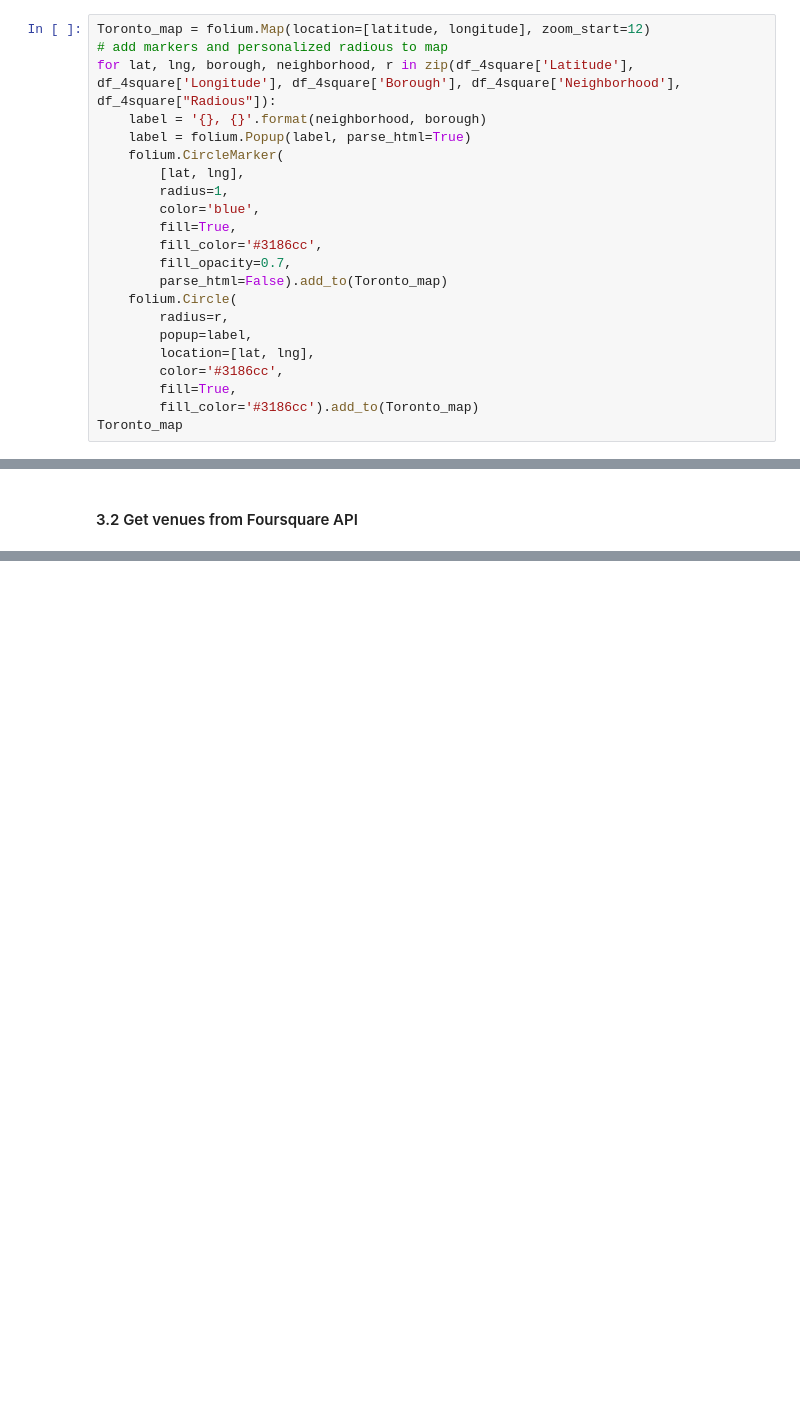
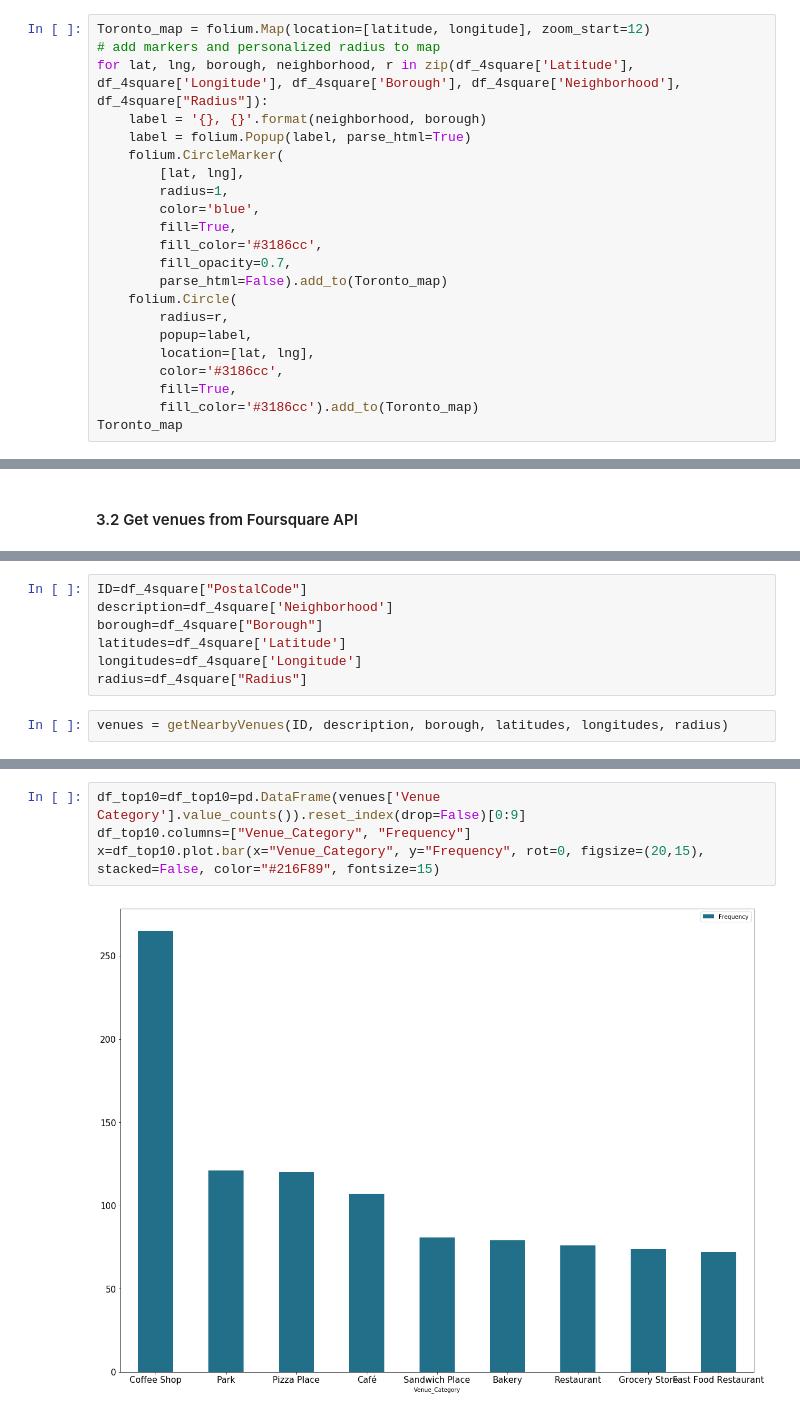
Before and after one commit to MigueliraV/Coursera_Capstone, a Jupyter notebook: Toronto.ipynb, the cells around one changed output, grey strips where cells are left out. Saved outputs shown, nothing was run; the diff lists cells and outputs as text; blank space fills up the shorter version.

```diff
--- a/Toronto.ipynb
+++ b/Toronto.ipynb
@@ -352,7 +358,7 @@ df_4square.sample(n=10)
 # %%
 Toronto_map = folium.Map(location=[latitude, longitude], zoom_start=12)
-# add markers and personalized radious to map
-for lat, lng, borough, neighborhood, r in zip(df_4square['Latitude'], df_4square['Longitude'], df_4square['Borough'], df_4square['Neighborhood'], df_4square["Radious"]):
+# add markers and personalized radius to map
+for lat, lng, borough, neighborhood, r in zip(df_4square['Latitude'], df_4square['Longitude'], df_4square['Borough'], df_4square['Neighborhood'], df_4square["Radius"]):
     label = '{}, {}'.format(neighborhood, borough)
     label = folium.Popup(label, parse_html=True)
     folium.CircleMarker(
@@ -377,0 +435,9 @@ Toronto_map
+# %%
+ID=df_4square["PostalCode"]
+description=df_4square['Neighborhood']
+borough=df_4square["Borough"]
+latitudes=df_4square['Latitude']
+longitudes=df_4square['Longitude']
+radius=df_4square["Radius"]
+# %%
+venues = getNearbyVenues(ID, description, borough, latitudes, longitudes, radius)
@@ -377,0 +467,6 @@ Toronto_map
+# %%
+df_top10=df_top10=pd.DataFrame(venues['Venue Category'].value_counts()).reset_index(drop=False)[0:9]
+df_top10.columns=["Venue_Category", "Frequency"]
+x=df_top10.plot.bar(x="Venue_Category", y="Frequency", rot=0, figsize=(20,15), stacked=False, color="#216F89", fontsize=15)
+# %% [output]
+[figure, added]
```
Also changed, not shown: parts of 26 cells of this notebook.
